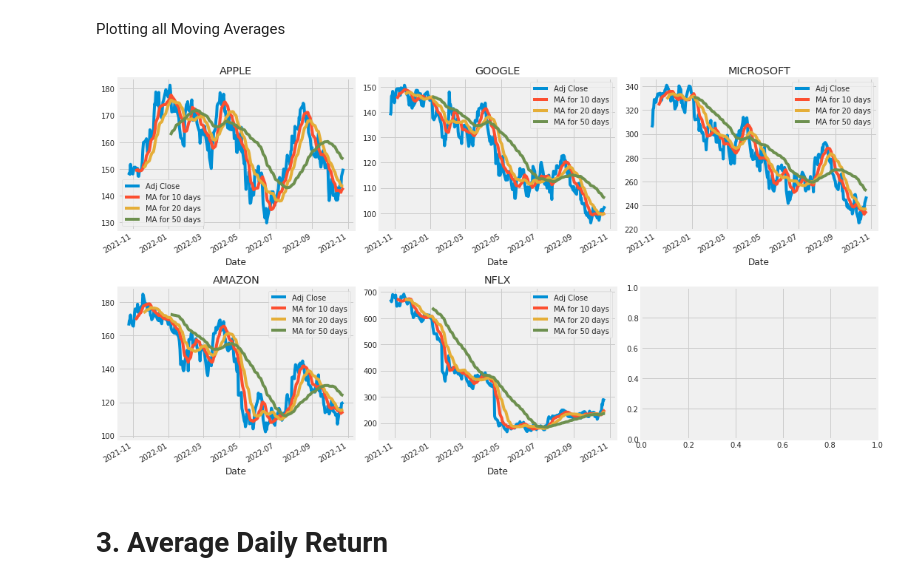
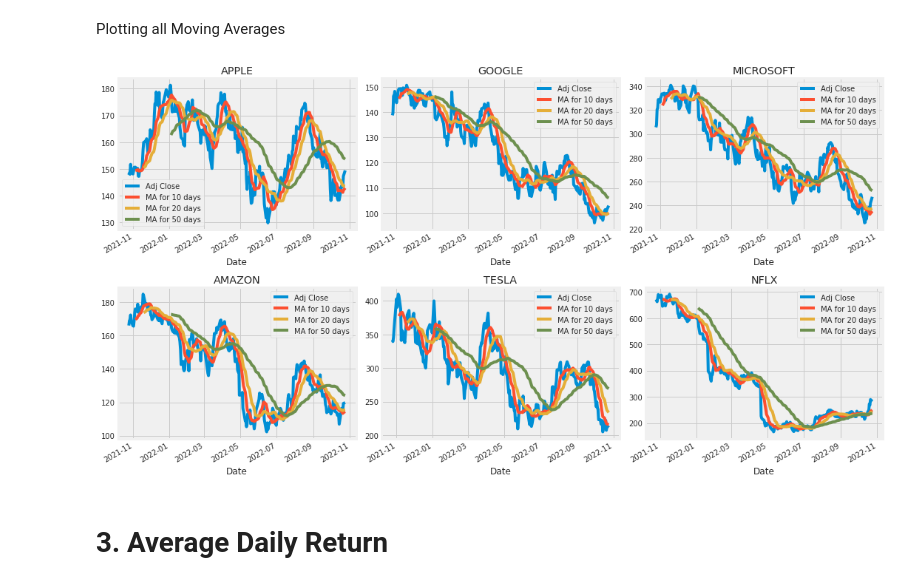
Before and after one commit to ChukwukaE/TAANG, a Jupyter notebook: stock_analysis_and_prediction_using_lstm.ipynb, the cells around one changed output. Saved outputs shown, nothing was run; the diff lists cells and outputs as text; code cells hidden in the pictures.

```diff
--- a/stock_analysis_and_prediction_using_lstm.ipynb
+++ b/stock_analysis_and_prediction_using_lstm.ipynb
@@ -177,26 +156,29 @@ Plotting all Moving Averages
 # %%
 fig, axes = plt.subplots(nrows=2, ncols=3)
 fig.set_figheight(8)
 fig.set_figwidth(15)
 
 AAPL[['Adj Close', 'MA for 10 days', 'MA for 20 days', 'MA for 50 days']].plot(ax=axes[0,0])
 axes[0,0].set_title('APPLE')
 
 GOOG[['Adj Close', 'MA for 10 days', 'MA for 20 days', 'MA for 50 days']].plot(ax=axes[0,1])
 axes[0,1].set_title('GOOGLE')
 
 MSFT[['Adj Close', 'MA for 10 days', 'MA for 20 days', 'MA for 50 days']].plot(ax=axes[0,2])
 axes[0,2].set_title('MICROSOFT')
 
 AMZN[['Adj Close', 'MA for 10 days', 'MA for 20 days', 'MA for 50 days']].plot(ax=axes[1,0])
 axes[1,0].set_title('AMAZON')
 
-NFLX[['Adj Close', 'MA for 10 days', 'MA for 20 days', 'MA for 50 days']].plot(ax=axes[1,1])
-axes[1,1].set_title('NFLX')
+TSLA[['Adj Close', 'MA for 10 days', 'MA for 20 days', 'MA for 50 days']].plot(ax=axes[1,1])
+axes[1,1].set_title('TESLA')
+
+NFLX[['Adj Close', 'MA for 10 days', 'MA for 20 days', 'MA for 50 days']].plot(ax=axes[1,2])
+axes[1,2].set_title('NFLX')
 
 fig.tight_layout()
 # %% [output]
-[figure, old version]
+[figure, new version]
 # %% [markdown]
 # 3. Average Daily Return
 # %% [markdown]
```
Also changed, not shown: parts of 5 cells of this notebook.
